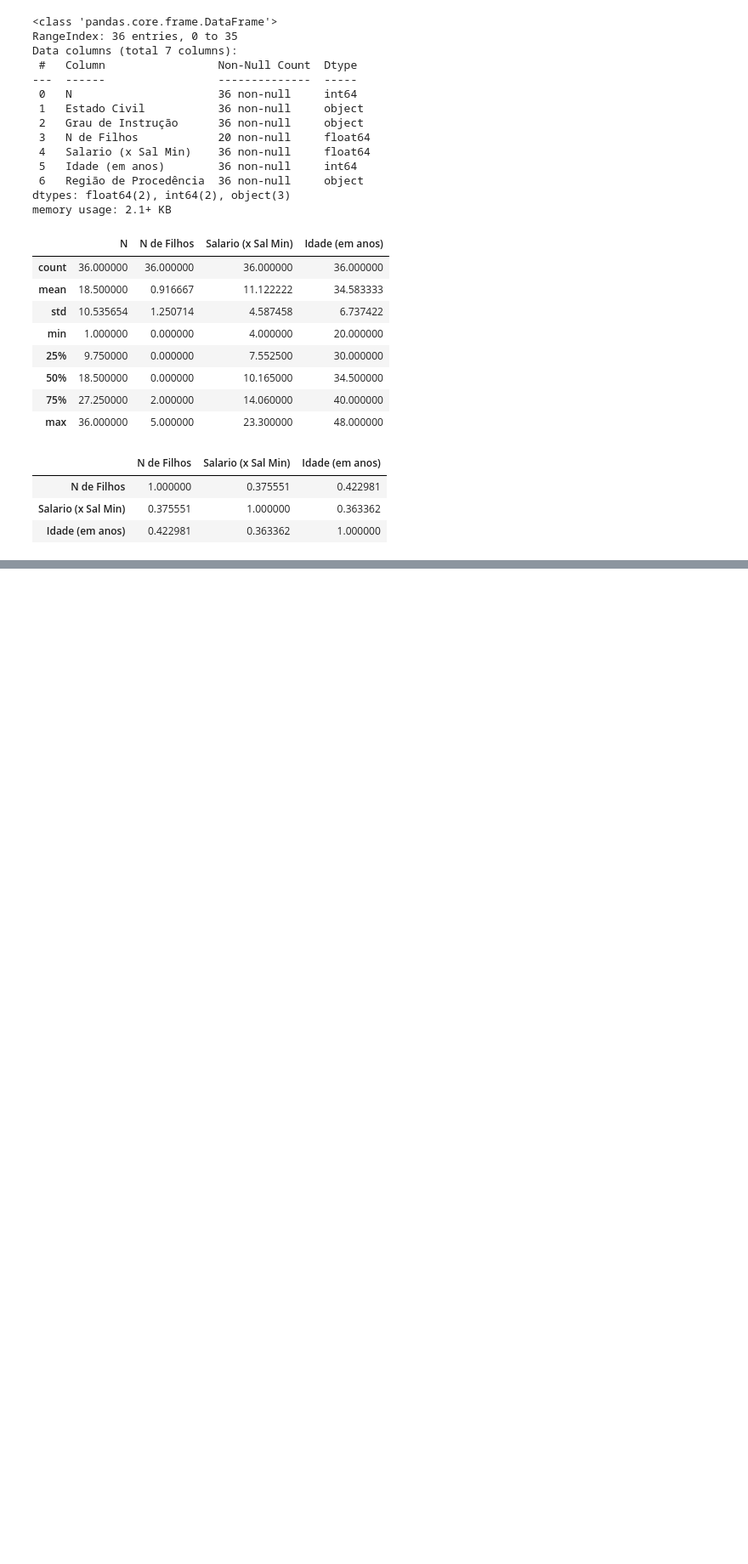
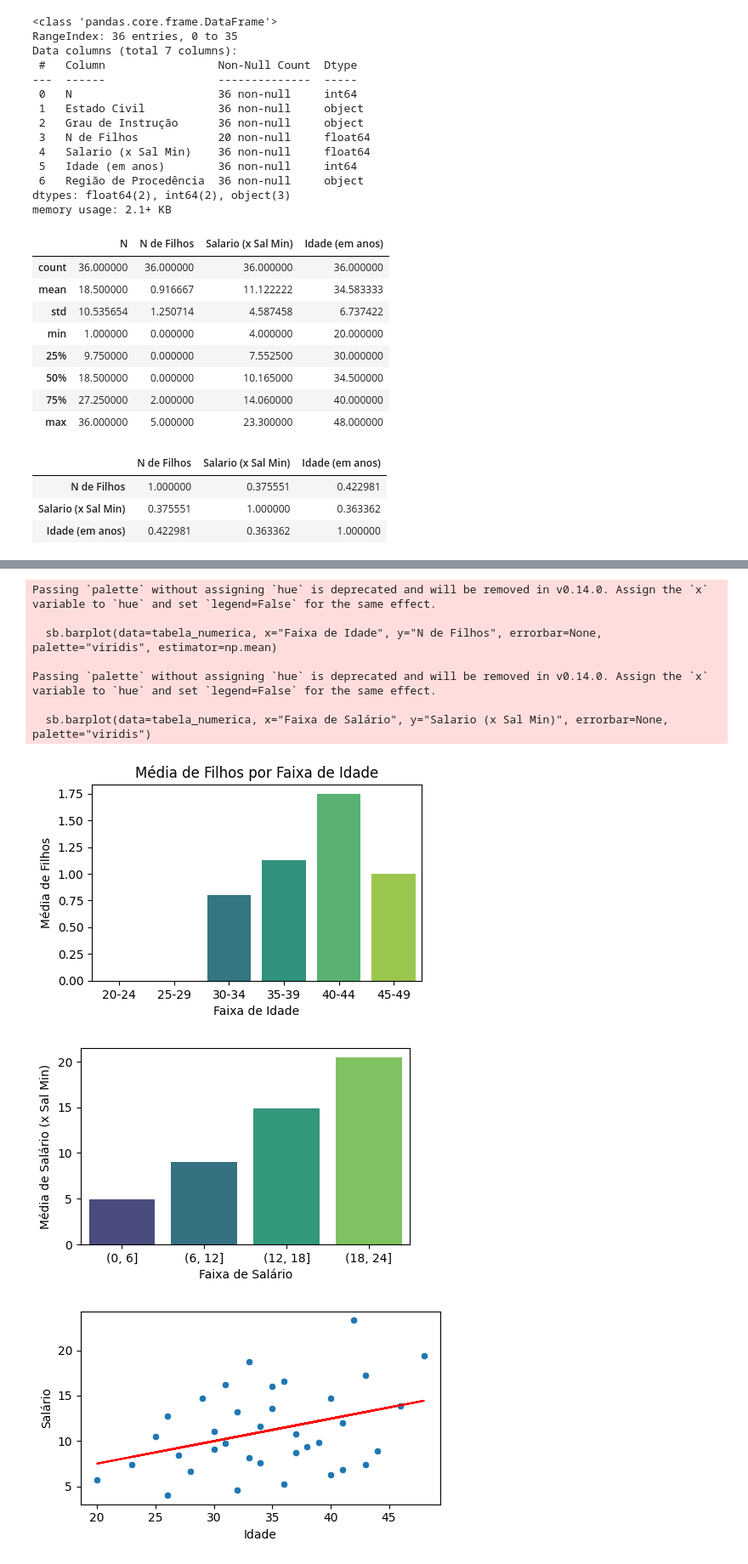
Before and after one commit to gaab-braga/ModelingExercise, a Jupyter notebook: Aula Prática 03-- Gabriel Braga.ipynb, the cells around one changed output, grey strips where cells are left out. Shown: that part at 85% size. Drawn from its saved outputs; the diff is of its cells as text; code cells hidden in the pictures; blank space fills up the shorter version.

```diff
--- a/Aula Prática 03-- Gabriel Braga.ipynb
+++ b/Aula Prática 03-- Gabriel Braga.ipynb
@@ -109,0 +88,71 @@ display(pearson_correl)
+# %%
+# Análise 1- Idade e número de filhos
+# Criar faixas de idade em intervalos de 5 anos
+
+tabela_numerica['Faixa de Idade'] = pd.cut(tabela_numerica['Idade (em anos)'], bins=[20, 24, 29, 34, 39, 44, 49],
+                                           labels=['20-24', '25-29', '30-34', '35-39', '40-44', '45-49'])
+
+# Ajustar o tamanho da figura
+plt.figure(figsize=(5, 3))
+
+# Criar o gráfico de barras com as faixas de idade
+sb.barplot(data=tabela_numerica, x="Faixa de Idade", y="N de Filhos", errorbar=None, palette="viridis", estimator=np.mean)
+
+# Adicionar rótulos e título
+plt.xlabel("Faixa de Idade")
+plt.ylabel("Média de Filhos")
+plt.title("Média de Filhos por Faixa de Idade")
+
+# Análise 2 - Salário e número de filhos
+# Criar faixas de salário em intervalos de 1000 reais
+
+tabela_numerica['Faixa de Salário'] = pd.cut(tabela_numerica['Salario (x Sal Min)'],
+                                             bins=[0, 6, 12, 18, 24])
+
+# Ajustar o tamanho da figura
+plt.figure(figsize=(5, 3))
+
+# Criar o gráfico de barras com as faixas de salário
+sb.barplot(data=tabela_numerica, x="Faixa de Salário", y="Salario (x Sal Min)", errorbar=None, palette="viridis")
+
+# Adicionar rótulos e título
+plt.xlabel("Faixa de Salário")
+plt.ylabel("Média de Salário (x Sal Min)")
+
+# Análise 3 - Salário e idade
+
+# Ajustar o tamanho da figura
+plt.figure(figsize=(5, 3))
+
+# Criar o gráfico de dispersão com a idade e o salário
+
+# Criar o gráfico de dispersão
+sb.scatterplot(data=tabela_numerica, x="Idade (em anos)", y="Salario (x Sal Min)")
+
+# Calcular a linha de tendência
+x = tabela_numerica["Idade (em anos)"]
+y = tabela_numerica["Salario (x Sal Min)"]
+m, b = np.polyfit(x, y, 1)
+plt.plot(x, m*x + b, color='red')
+
+# Adicionar rótulos e título
+plt.xlabel("Idade")
+plt.ylabel("Salário")
+figsize=(5, 3)
+
+# Ajustar layout
+plt.tight_layout()
+
+# Mostrar o gráfico
+plt.show()
+# %% [output]
+Passing `palette` without assigning `hue` is deprecated and will be removed in v0.14.0. Assign the `x` variable to `hue` and set `legend=False` for the same effect.
+
+  sb.barplot(data=tabela_numerica, x="Faixa de Idade", y="N de Filhos", errorbar=None, palette="viridis", estimator=np.mean)
+
+Passing `palette` without assigning `hue` is deprecated and will be removed in v0.14.0. Assign the `x` variable to `hue` and set `legend=False` for the same effect.
+
+  sb.barplot(data=tabela_numerica, x="Faixa de Salário", y="Salario (x Sal Min)", errorbar=None, palette="viridis")
+[figure, added]
+[figure, added]
+[figure, added]
```
Also changed, not shown: parts of 9 cells of this notebook, 5 other files.
